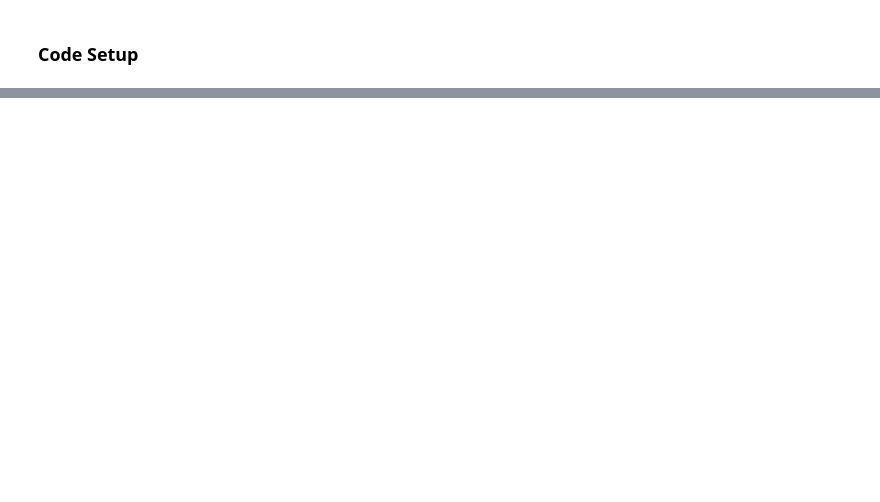
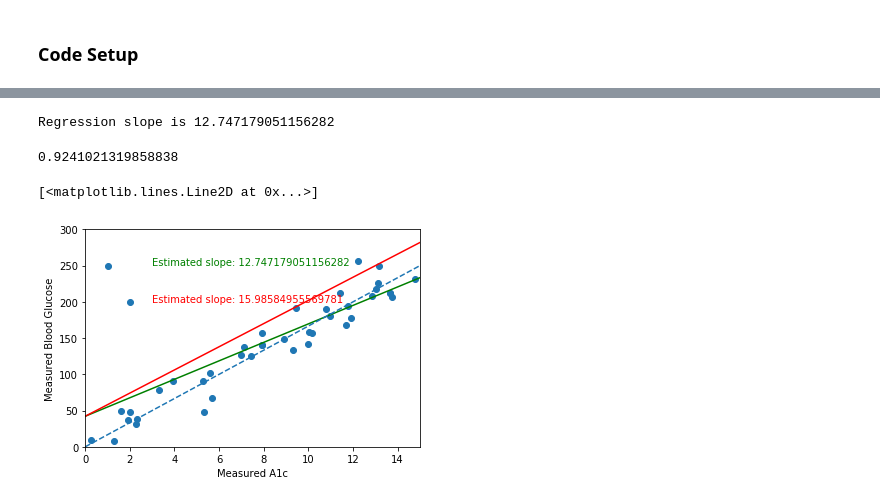
Before and after one commit to virati/Med_ML, a Jupyter notebook: core/ML_Med_LinRegr.ipynb, the cells around one changed output, grey strips where cells are left out. Cells and saved outputs as stored; diff of their text form; code cells hidden in the pictures; blank space fills up the shorter version.

```diff
--- a/core/ML_Med_LinRegr.ipynb
+++ b/core/ML_Med_LinRegr.ipynb
@@ -78,0 +144,30 @@ As we start talking about regularization, we start entering the world of *machin
+# %%
+x = full_exp_2_a1c.reshape(-1,1)
+y = full_exp_2_bgluc.reshape(-1,1)
+reg = LinearRegression(fit_intercept=True).fit(x, y)
+reg.score(x, y)
+
+slope_estimate = reg.coef_[0,0]
+print('Regression slope is ' + str(slope_estimate))
+# %% [output]
+Regression slope is 12.747179051156282
+# %%
+x = exp_2_a1c.reshape(-1,1)
+y = exp_2_bgluc.reshape(-1,1)
+reg_nol = LinearRegression(fit_intercept=True).fit(x, y)
+reg_nol.score(x, y)
+# %% [output]
+0.9241021319858838
+# %%
+plot_data(full_exp_2_a1c,full_exp_2_bgluc)
+
+#Now let's plot the lines that we think link our variables
+x_fix = np.linspace(0,15,100)
+plt.plot(x_fix,reg.coef_[0,0] * x_fix + reg.intercept_,'green')
+plt.text(3,250,'Estimated slope: ' + str(reg.coef_[0,0]),color='green')
+plt.plot(x_fix,reg_nol.coef_[0,0] * x_fix + reg.intercept_,'red')
+plt.text(3,200,'Estimated slope: ' + str(reg_nol.coef_[0,0]),color='red')
+plt.plot(x_fix,truth(x_fix),'--');
+# %% [output]
+[<matplotlib.lines.Line2D at 0x...>]
+[figure, added]
```
Also changed, not shown: parts of 32 cells of this notebook, 2 other files.
